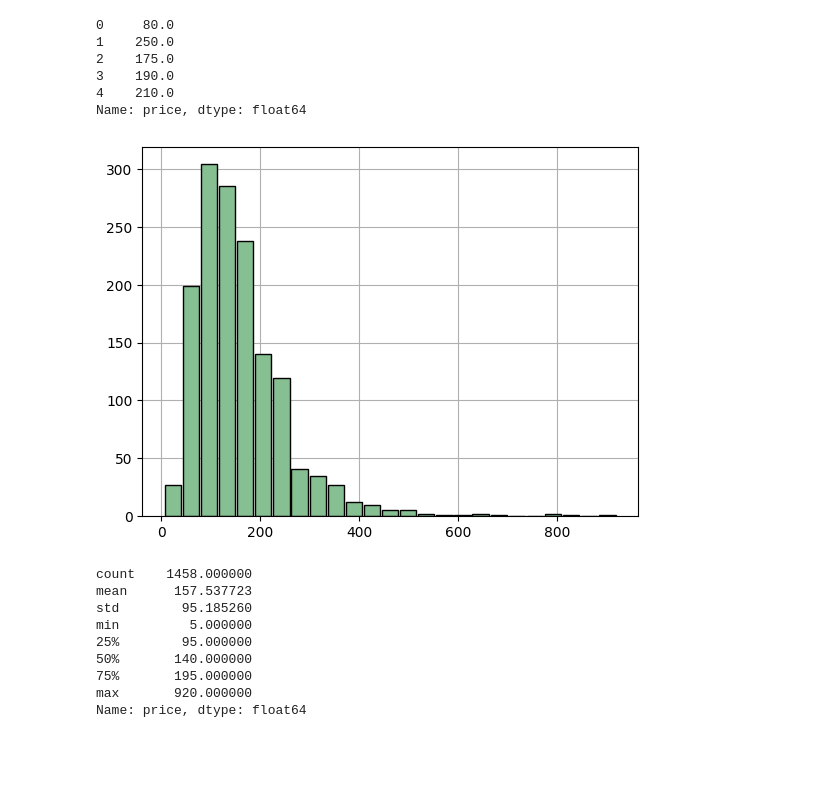
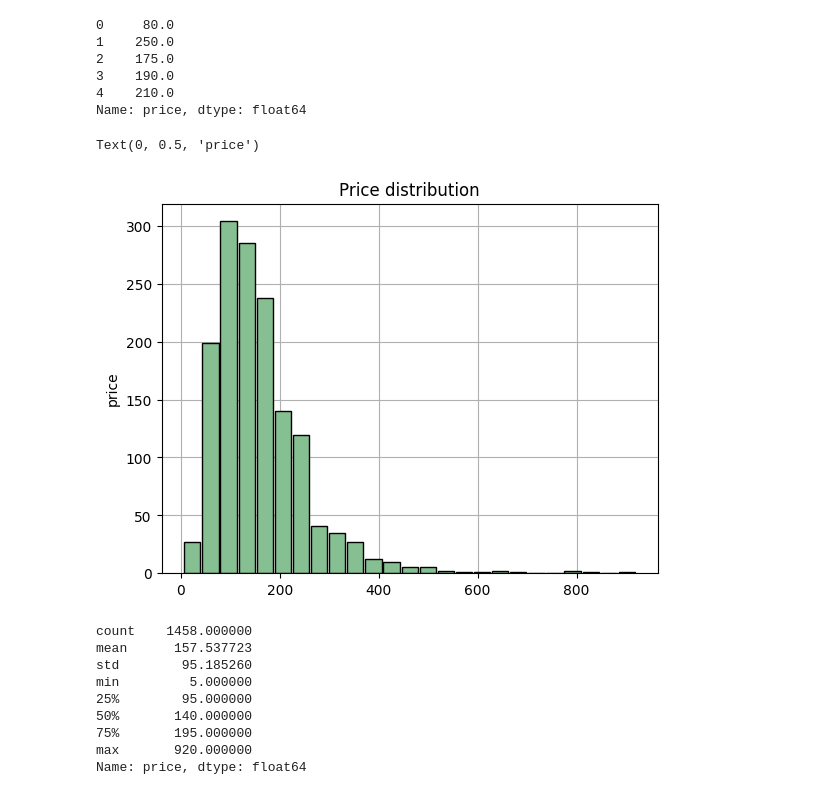
Before and after one commit to susek555/IUM, a Jupyter notebook: notebooks/preprocessing_02.ipynb, the cells around one changed output. Cells and saved outputs as stored; diff of their text form; code cells hidden in the pictures; blank space fills up the shorter version.

```diff
--- a/notebooks/preprocessing_02.ipynb
+++ b/notebooks/preprocessing_02.ipynb
@@ -831,8 +831,11 @@ target.head()
 Name: price, dtype: float64
 # %%
 hist = target.hist(bins=25, color="#86bf91", edgecolor="black", zorder=2, rwidth=0.9)
+plt.title("Price distribution")
+plt.ylabel("price")
 # %% [output]
+Text(0, 0.5, 'price')
-[figure, old version]
+[figure, new version]
 # %%
 target.describe()
 # %% [output]
```
Also changed, not shown: parts of 2 cells of this notebook, 2 other files.
